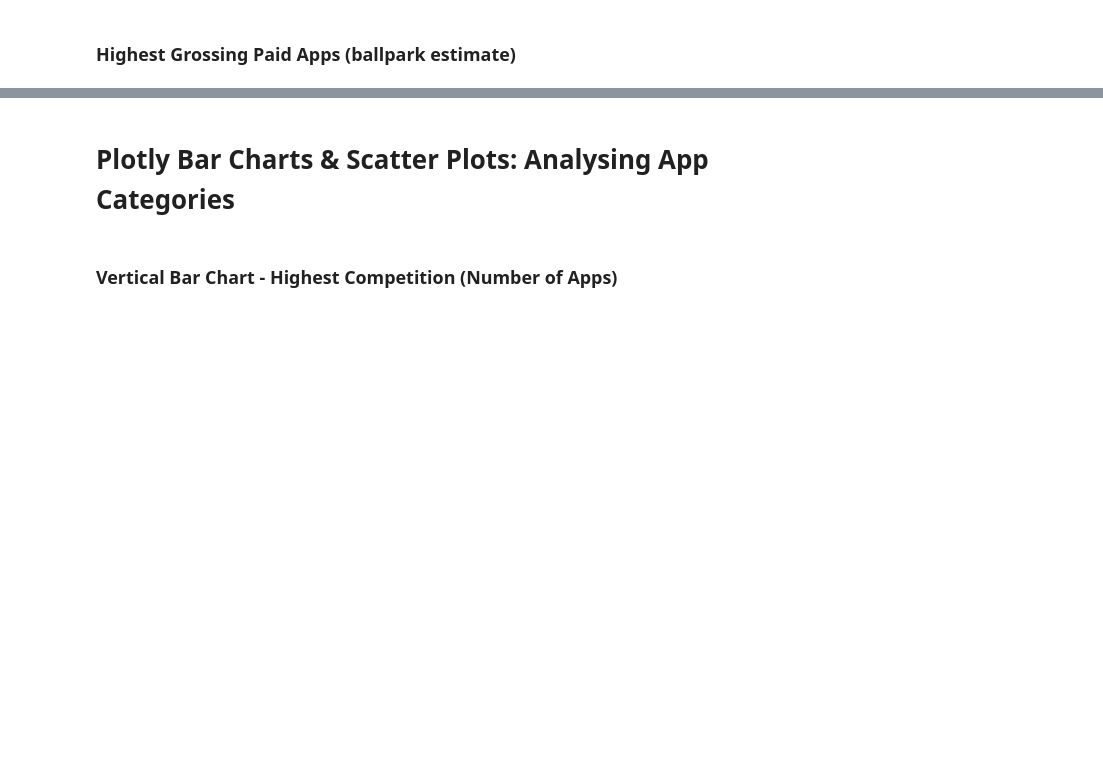
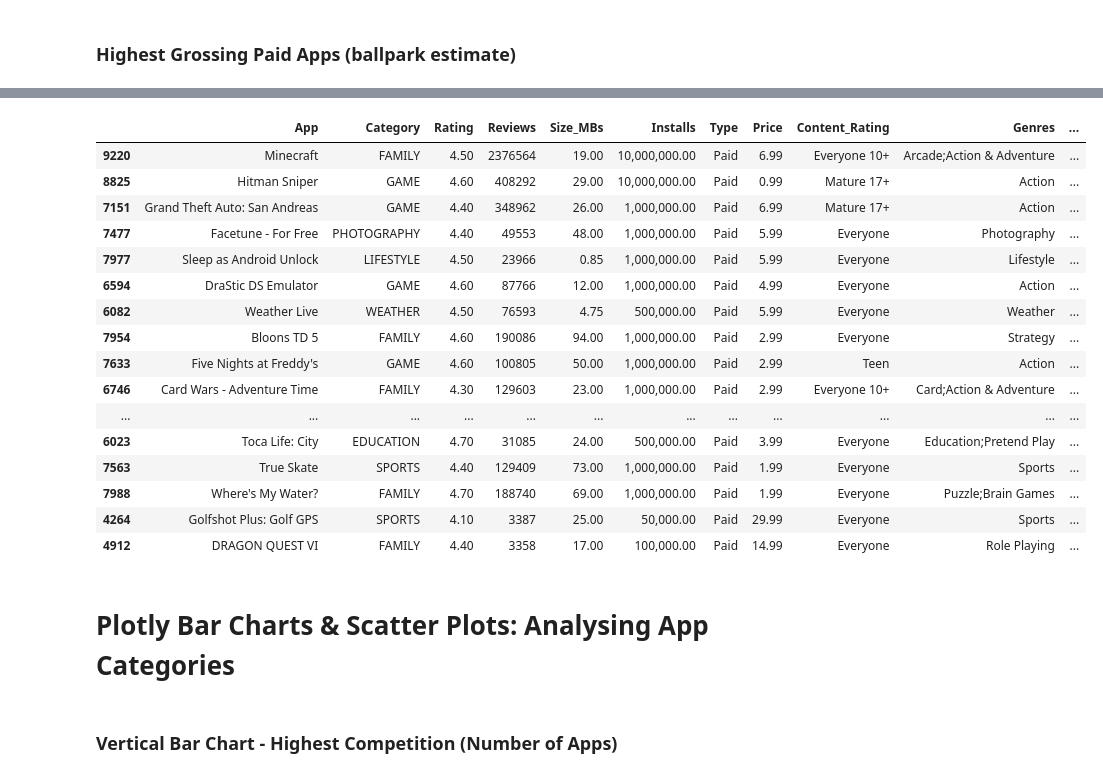
Before and after one commit to halilcodes/android-store-observer, a Jupyter notebook: Google Play Store App Analytics (start).ipynb, the cells around one changed output, grey strips where cells are left out. Drawn from its saved outputs; the diff is of its cells as text; code cells hidden in the pictures; blank space fills up the shorter version.

Commit message:
compare and make calculations on data

```diff
--- a/Google Play Store App Analytics (start).ipynb
+++ b/Google Play Store App Analytics (start).ipynb
@@ -238,3 +248,9 @@ df_apps_clean[df_apps_clean.Price != "0"].sample(5)
 | 2689 | OptoDrum | MEDICAL | 3.90 | 10 | 0.37 | 1,000 | Paid | $5.99 | Everyone | Medical |
 | 6364 | Assassin's Creed Identity | GAME | 3.70 | 42529 | 92.00 | 500,000 | Paid | $1.99 | Teen | Action |
 | 2651 | iHunter BC | SPORTS | 4.40 | 55 | 63.00 | 1,000 | Paid | $4.49 | Everyone | Sports |
+# %%
+# remove commas and dollar signs to convert into float succesfully (remove nun-numeric characters)
+#
+df_apps_clean.Price = df_apps_clean.Price.str.replace("$", "")
+df_apps_clean.Installs = df_apps_clean.Installs.str.replace(",", "")
+df_apps_clean[df_apps_clean.Price != "0"].sample(5)
@@ -240,0 +265,5 @@ df_apps_clean[df_apps_clean.Price != "0"].sample(5)
+# %%
+# convert the data types and make sure they are ok
+df_apps_clean.Price = df_apps_clean.Price.astype(float)
+df_apps_clean.Installs = df_apps_clean.Installs.astype(float)
+df_apps_clean[df_apps_clean.Price > 0].sample(5)
@@ -251,2 +334,7 @@ Add a column called 'Revenue_Estimate' to the DataFrame. This column should hold
 # %% [markdown]
 ### The most expensive apps sub $250
+# %%
+# remove apps cost more than $250, then finding top 20 most expensive apps again
+
+df_apps_clean = df_apps_clean[df_apps_clean.Price < 250]
+df_apps_clean.sort_values('Price', ascending=False).head(20)
@@ -253,2 +359,5 @@ Add a column called 'Revenue_Estimate' to the DataFrame. This column should hold
 # %% [markdown]
 ### Highest Grossing Paid Apps (ballpark estimate)
+# %%
+df_apps_clean['Est_Revenue'] = df_apps_clean.Price * df_apps_clean.Installs
+df_apps_clean.head()
@@ -255,3 +375,23 @@ Add a column called 'Revenue_Estimate' to the DataFrame. This column should hold
+# %%
+df_apps_clean.sort_values('Est_Revenue', ascending=False).head(20)
+# %% [output]
+|  | App | Category | Rating | Reviews | Size_MBs | Installs | Type | Price | Content_Rating | Genres | ... |
+| 9220 | Minecraft | FAMILY | 4.50 | 2376564 | 19.00 | 10,000,000.00 | Paid | 6.99 | Everyone 10+ | Arcade;Action & Adventure | ... |
+| 8825 | Hitman Sniper | GAME | 4.60 | 408292 | 29.00 | 10,000,000.00 | Paid | 0.99 | Mature 17+ | Action | ... |
+| 7151 | Grand Theft Auto: San Andreas | GAME | 4.40 | 348962 | 26.00 | 1,000,000.00 | Paid | 6.99 | Mature 17+ | Action | ... |
+| 7477 | Facetune - For Free | PHOTOGRAPHY | 4.40 | 49553 | 48.00 | 1,000,000.00 | Paid | 5.99 | Everyone | Photography | ... |
+| 7977 | Sleep as Android Unlock | LIFESTYLE | 4.50 | 23966 | 0.85 | 1,000,000.00 | Paid | 5.99 | Everyone | Lifestyle | ... |
+| 6594 | DraStic DS Emulator | GAME | 4.60 | 87766 | 12.00 | 1,000,000.00 | Paid | 4.99 | Everyone | Action | ... |
+| 6082 | Weather Live | WEATHER | 4.50 | 76593 | 4.75 | 500,000.00 | Paid | 5.99 | Everyone | Weather | ... |
+| 7954 | Bloons TD 5 | FAMILY | 4.60 | 190086 | 94.00 | 1,000,000.00 | Paid | 2.99 | Everyone | Strategy | ... |
+| 7633 | Five Nights at Freddy's | GAME | 4.60 | 100805 | 50.00 | 1,000,000.00 | Paid | 2.99 | Teen | Action | ... |
+| 6746 | Card Wars - Adventure Time | FAMILY | 4.30 | 129603 | 23.00 | 1,000,000.00 | Paid | 2.99 | Everyone 10+ | Card;Action & Adventure | ... |
+| ... | ... | ... | ... | ... | ... | ... | ... | ... | ... | ... | ... |
+| 6023 | Toca Life: City | EDUCATION | 4.70 | 31085 | 24.00 | 500,000.00 | Paid | 3.99 | Everyone | Education;Pretend Play | ... |
+| 7563 | True Skate | SPORTS | 4.40 | 129409 | 73.00 | 1,000,000.00 | Paid | 1.99 | Everyone | Sports | ... |
+| 7988 | Where's My Water? | FAMILY | 4.70 | 188740 | 69.00 | 1,000,000.00 | Paid | 1.99 | Everyone | Puzzle;Brain Games | ... |
+| 4264 | Golfshot Plus: Golf GPS | SPORTS | 4.10 | 3387 | 25.00 | 50,000.00 | Paid | 29.99 | Everyone | Sports | ... |
+| 4912 | DRAGON QUEST VI | FAMILY | 4.40 | 3358 | 17.00 | 100,000.00 | Paid | 14.99 | Everyone | Role Playing | ... |
 # %% [markdown]
 # Plotly Bar Charts & Scatter Plots: Analysing App Categories
 # %% [markdown]
```
Also changed, not shown: parts of 10 cells of this notebook.
